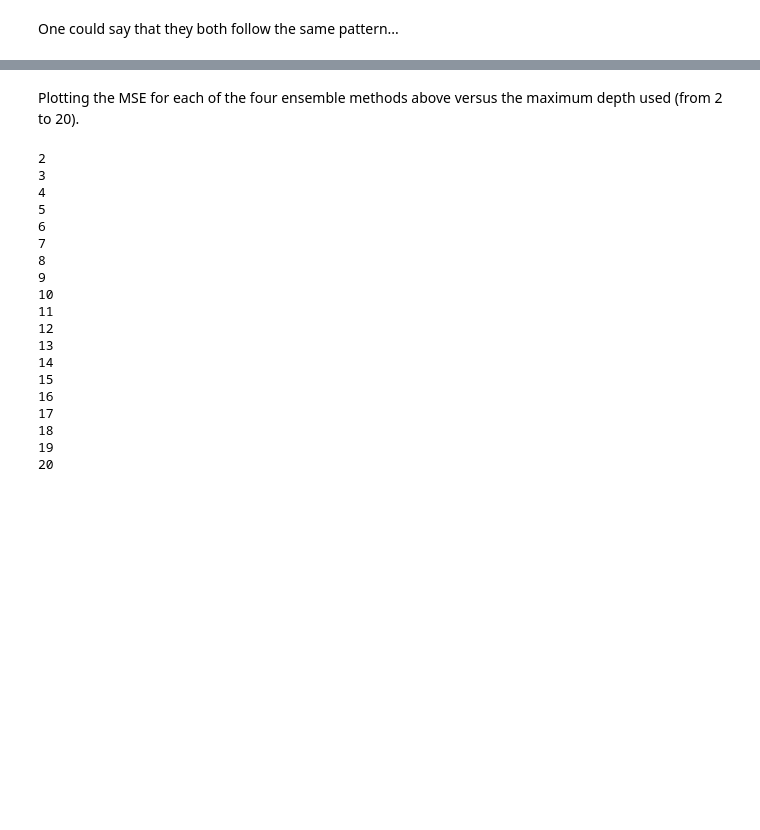
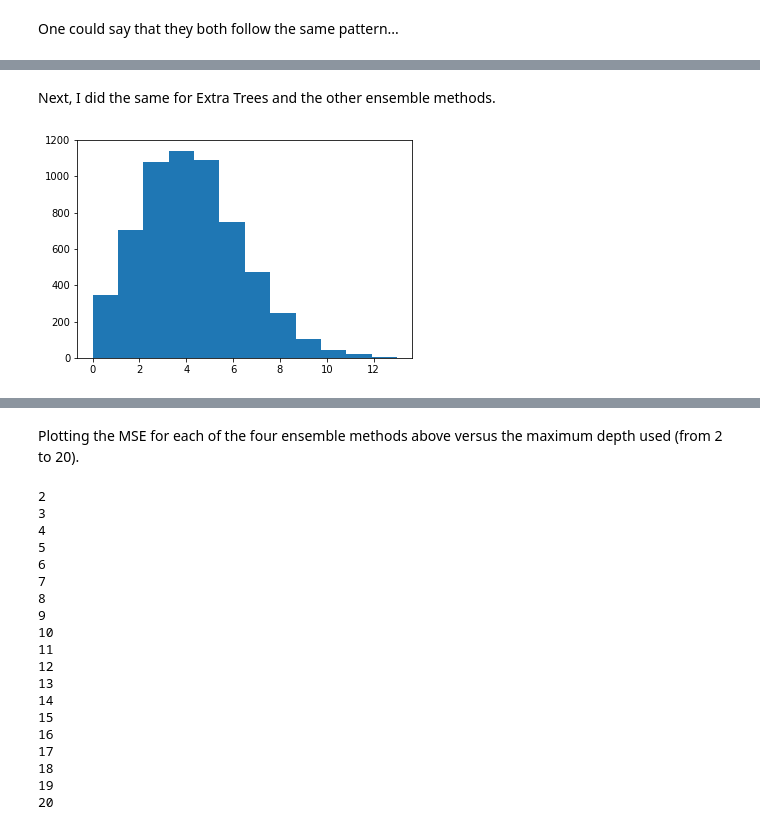
Before and after one commit to joaomiguelreis/MiND, a Jupyter notebook: Decision Tree and Ensemble Methods for Small Dataset.ipynb, the cells around one changed output, grey strips where cells are left out. Cells and saved outputs as stored; diff of their text form; code cells hidden in the pictures; blank space fills up the shorter version.

```diff
--- a/Decision Tree and Ensemble Methods for Small Dataset.ipynb
+++ b/Decision Tree and Ensemble Methods for Small Dataset.ipynb
@@ -165,0 +247,27 @@ Next, I tried different ensemble methods that suposedly improved the prediction
+# %% [markdown]
+Next, I did the same for Extra Trees and the other ensemble methods.
+# %%
+#Extra Tree
+for i in range(1000):
+    training_features = training_features_vector[i]
+    testing_features = testing_features_vector[i]
+    training_target = training_target_vector[i]
+    testing_target = testing_target_vector[i]
+
+    #Training with Extra Trees
+    randomized_trees = ExtraTreesClassifier(max_depth=10)
+    randomized_trees.fit(training_features, training_target)
+
+    #Comparing prediction with testing values
+    prediction = randomized_trees.predict(testing_features)
+
+    #MSE and number of missclassified cells distributions
+    MSE = mean_squared_error(prediction, testing_target)
+    MSE_vector.append(MSE)
+    ncells_missclass.append(30*mean_squared_error(prediction, testing_target))
+
+#plt.hist(MSE_vector, bins=10)
+plt.hist(ncells_missclass, bins=12)
+plt.show()
+# %% [output]
+[figure, added]
```
Also changed, not shown: parts of 18 cells of this notebook.
